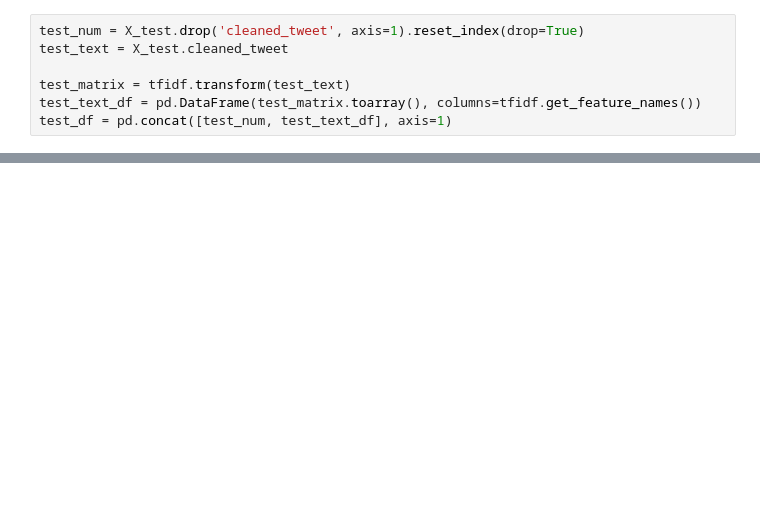
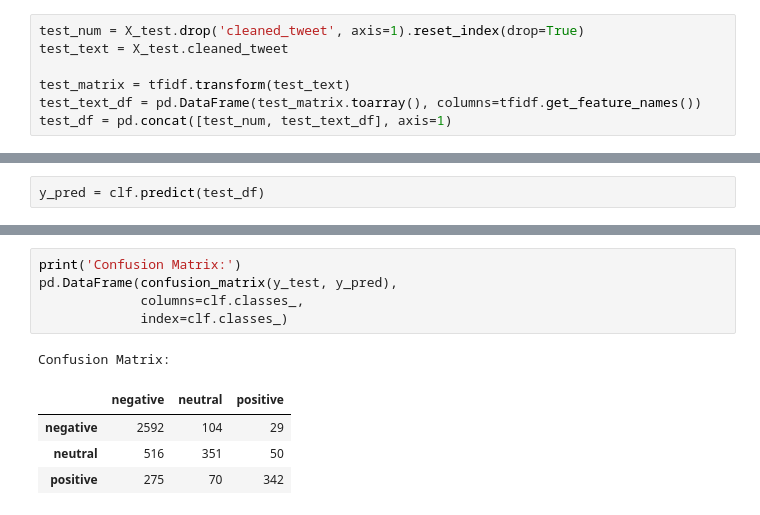
Before and after one commit to jennyrhee/airline-sentiment, a Jupyter notebook: notebooks/3-machine-learning.ipynb, the cells around one changed output, grey strips where cells are left out. Saved outputs shown, nothing was run; the diff lists cells and outputs as text; blank space fills up the shorter version.

```diff
--- a/notebooks/3-machine-learning.ipynb
+++ b/notebooks/3-machine-learning.ipynb
@@ -144,0 +146,2 @@ clf.score(test_df, y_test.reset_index(drop=True))
+# %%
+y_pred = clf.predict(test_df)
@@ -144,0 +181,11 @@ clf.score(test_df, y_test.reset_index(drop=True))
+# %%
+print('Confusion Matrix:')
+pd.DataFrame(confusion_matrix(y_test, y_pred),
+             columns=clf.classes_,
+             index=clf.classes_)
+# %% [output]
+Confusion Matrix:
+|  | negative | neutral | positive |
+| negative | 2592 | 104 | 29 |
+| neutral | 516 | 351 | 50 |
+| positive | 275 | 70 | 342 |
```
Also changed, not shown: parts of 39 cells of this notebook.
